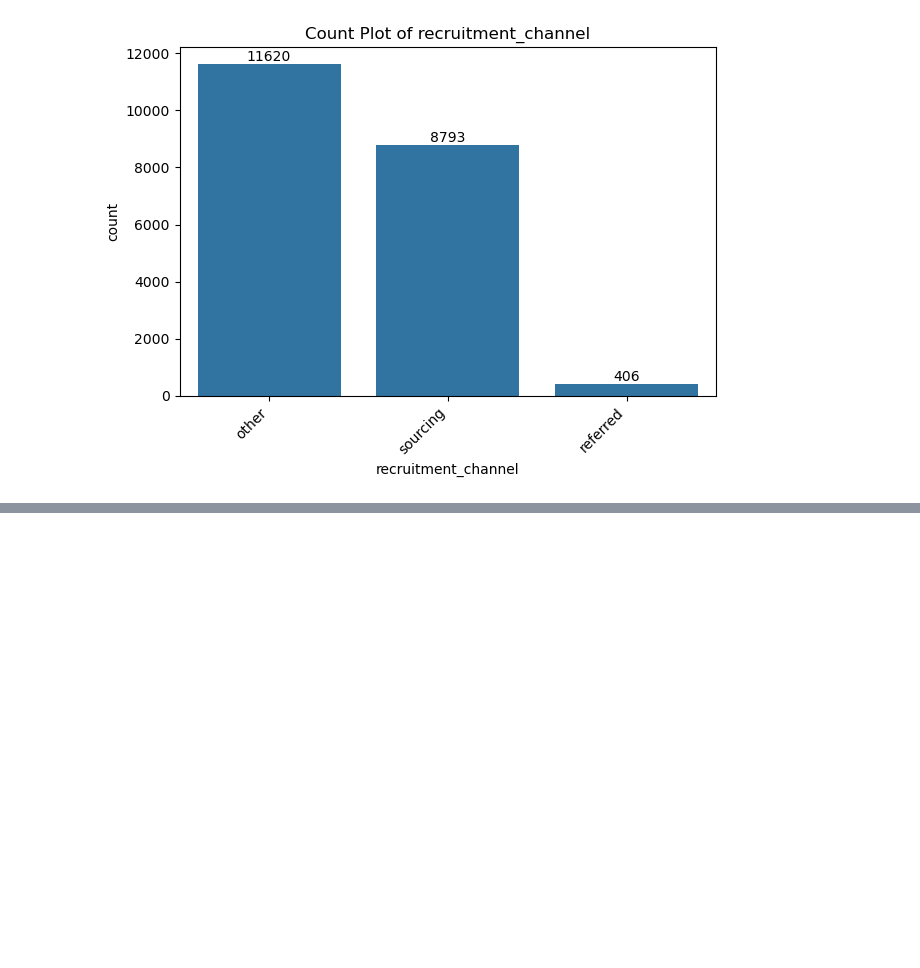
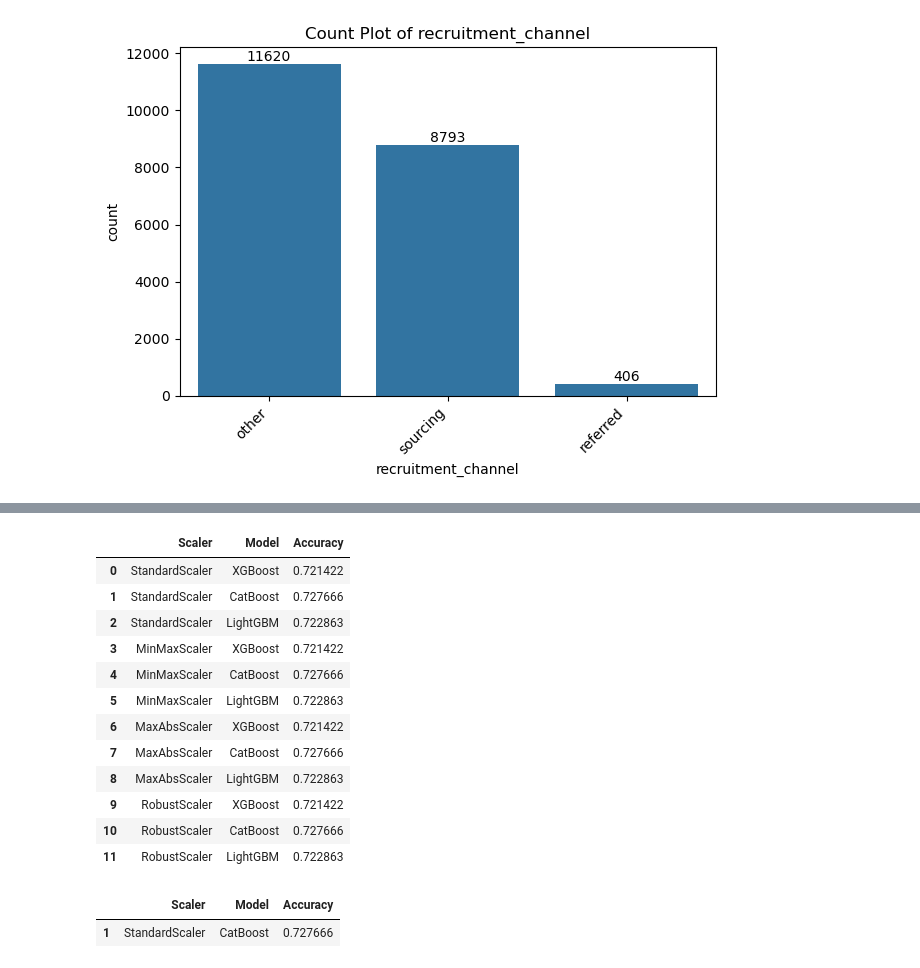
Before and after one commit to potdarniki-himanshu/Predict-Performance-of-Employees, a Jupyter notebook: Predict Performance of Employees.ipynb, the cells around one changed output, grey strips where cells are left out. Drawn from its saved outputs; the diff is of its cells as text; code cells hidden in the pictures; blank space fills up the shorter version.

```diff
--- a/Predict Performance of Employees.ipynb
+++ b/Predict Performance of Employees.ipynb
@@ -176,0 +383,39 @@ for col in cat_cols:
+# %%
+results = []
+
+for scaler_name, scaler in {
+    "StandardScaler": StandardScaler(),
+    "MinMaxScaler": MinMaxScaler(),
+    "MaxAbsScaler": MaxAbsScaler(),
+    "RobustScaler": RobustScaler()
+}.items():
+
+    print(f"\n Using {scaler_name}")
+
+    # Scale only X
+    X_scaled = scaler.fit_transform(X)
+    X_scaled = pd.DataFrame(X_scaled, columns=X.columns)
+
+    # Split
+    X_train, X_test, y_train, y_test = train_test_split(
+        X_scaled, y, test_size=0.2, random_state=42
+    )
+
+    models = {
+        "XGBoost": XGBClassifier(use_label_encoder=False, eval_metric='logloss'),
+        "CatBoost": CatBoostClassifier(verbose=0),
+        "LightGBM": LGBMClassifier()
+    }
+
+    for model_name, model in models.items():
+
+        model.fit(X_train, y_train)
+        y_pred = model.predict(X_test)
+
+        acc = accuracy_score(y_test, y_pred)
+        cm = confusion_matrix(y_test, y_pred)
+
+        print(f"{model_name} Accuracy: {acc}")
+        print("Confusion Matrix:\n", cm)
+
+        results.append([scaler_name, model_name, acc])
@@ -176,0 +507,26 @@ for col in cat_cols:
+# %%
+# Create Final Comparison Table
+results_df = pd.DataFrame(results, columns=["Scaler", "Model", "Accuracy"])
+results_df
+# %% [output]
+|  | Scaler | Model | Accuracy |
+| 0 | StandardScaler | XGBoost | 0.721422 |
+| 1 | StandardScaler | CatBoost | 0.727666 |
+| 2 | StandardScaler | LightGBM | 0.722863 |
+| 3 | MinMaxScaler | XGBoost | 0.721422 |
+| 4 | MinMaxScaler | CatBoost | 0.727666 |
+| 5 | MinMaxScaler | LightGBM | 0.722863 |
+| 6 | MaxAbsScaler | XGBoost | 0.721422 |
+| 7 | MaxAbsScaler | CatBoost | 0.727666 |
+| 8 | MaxAbsScaler | LightGBM | 0.722863 |
+| 9 | RobustScaler | XGBoost | 0.721422 |
+| 10 | RobustScaler | CatBoost | 0.727666 |
+| 11 | RobustScaler | LightGBM | 0.722863 |
+# %%
+# Find Best Combination
+best = results_df.sort_values(by="Accuracy", ascending=False).iloc[0]
+best_df = best.to_frame().T
+best_df
+# %% [output]
+|  | Scaler | Model | Accuracy |
+| 1 | StandardScaler | CatBoost | 0.727666 |
```
Also changed, not shown: parts of 28 cells of this notebook.
